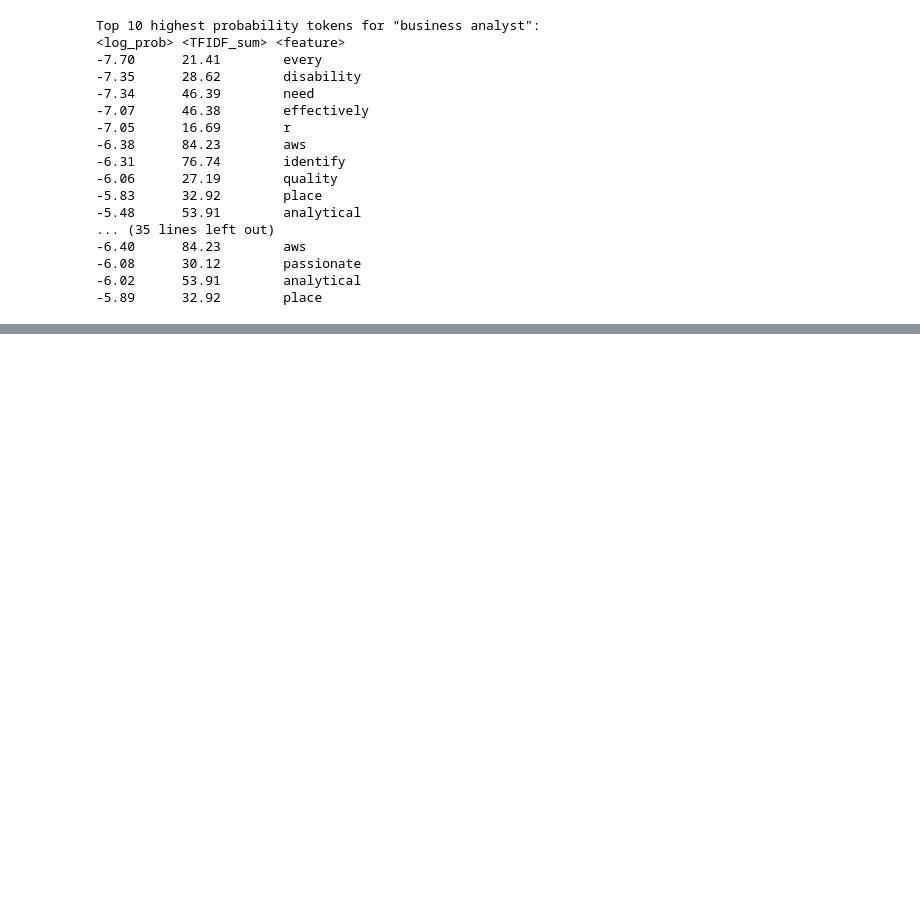
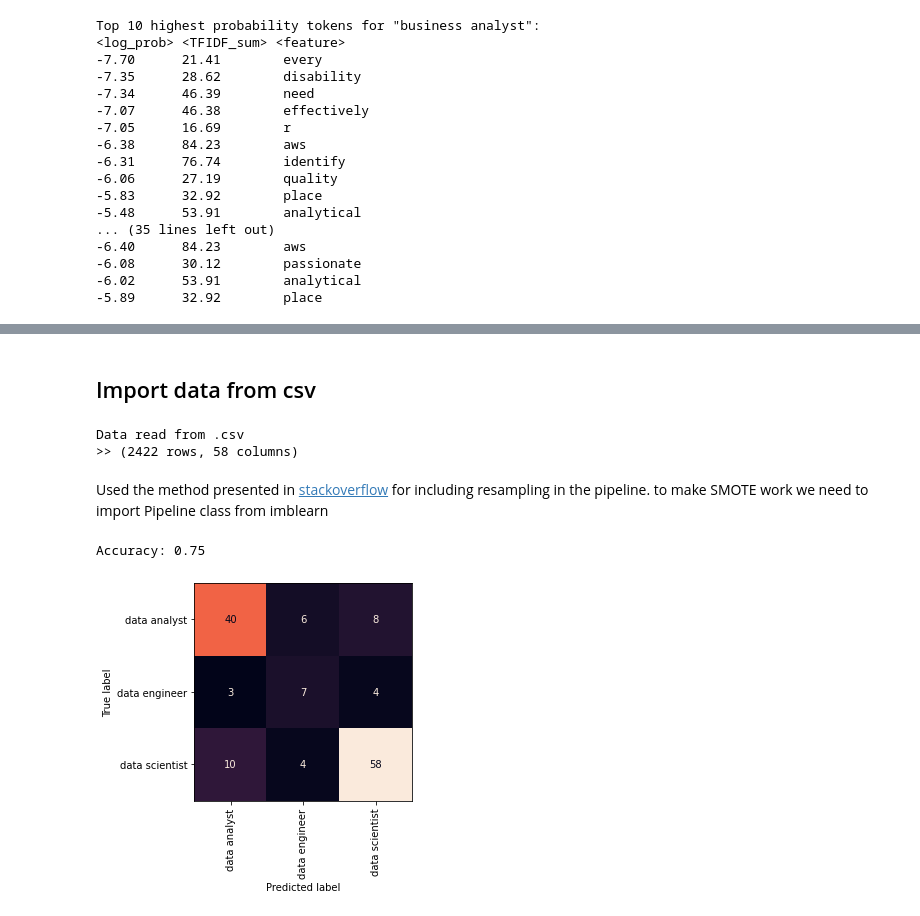
Before and after one commit to adin786/jobs-analysis, a Jupyter notebook: jobs-analysis-nlp.ipynb, the cells around one changed output, grey strips where cells are left out. Cells and saved outputs as stored; diff of their text form; code cells hidden in the pictures; blank space fills up the shorter version.

```diff
--- a/jobs-analysis-nlp.ipynb
+++ b/jobs-analysis-nlp.ipynb
@@ -65,7 +65,7 @@ def remove_stopwords_doc(doc):
 # %%
 # loop through each advert
 def nlp_pre_process(df, verbose=False):
-    '''Loops through each add and tokenizes, removes stopwords, non alphabeticals, '''
+    '''Loops through each ad and tokenizes, removes stopwords, non alphabeticals, '''
     stop_words = set(stopwords.words("english"))
     sent_f_list = []
 
@@ -747,0 +802,43 @@ words_to_remove
+# %% [markdown]
+## Import data from csv
+# %%
+df = pd.read_csv('df_preprocessed.csv', index_col=0)
+print(f'Data read from .csv\n>> ({len(df)} rows, {len(df.columns)} columns)\n')
+# %% [output]
+Data read from .csv
+>> (2422 rows, 58 columns)
+# %%
+# Drop some job types and try with only the 3 jobs (don't try to do everything)
+mask = df.title_simplified.isin(['data scientist', 'data engineer', 'data analyst'])
+df = df.drop(labels=df[~mask].index)
+
+# Extract X and y
+X = df.description
+y = df.title_simplified
+
+# Split to train and testing set
+X_train, X_test, y_train, y_test = train_test_split(X, y, test_size=0.2, random_state=42)
+
+# oversample = SMOTE()
+# X_train_b, y_train_b = oversample.fit_resample(X_train.tolist(), y_train.tolist())
+# %% [markdown]
+Used the method presented in [stackoverflow](https://stackoverflow.com/questions/50999596/smote-oversampling-on-text-classification-in-python) for including resampling in the pipeline.  to make SMOTE work we need to import Pipeline class from imblearn
+# %%
+# Pipeline
+from imblearn.pipeline import Pipeline # Use imblearn Pipelin so we can include SMOTE step for resampling
+
+clf_pipeline = Pipeline(
+    [('preprocess',TextPreprocessor()),
+     ('tfidf',TfidfVectorizer(tokenizer=dummy, preprocessor=dummy, min_df=0.1, max_df=0.9)),
+     ('smote',SMOTE(sampling_strategy='minority', random_state=42)),
+     ('clf',MultinomialNB())
+    ]
+)
+clf_pipeline.fit(X_train, y_train)
+plot_confusion_matrix(clf_pipeline, X_test, y_test, values_format='d', xticks_rotation='vertical',
+                        cmap='rocket',colorbar=False);
+y_pred = clf_pipeline.predict(X_test)
+print('Accuracy:',accuracy_score(y_test, y_pred))
+# %% [output]
+Accuracy: 0.75
+[figure, added]
```
Also changed, not shown: parts of 21 cells of this notebook, 1 other file.
